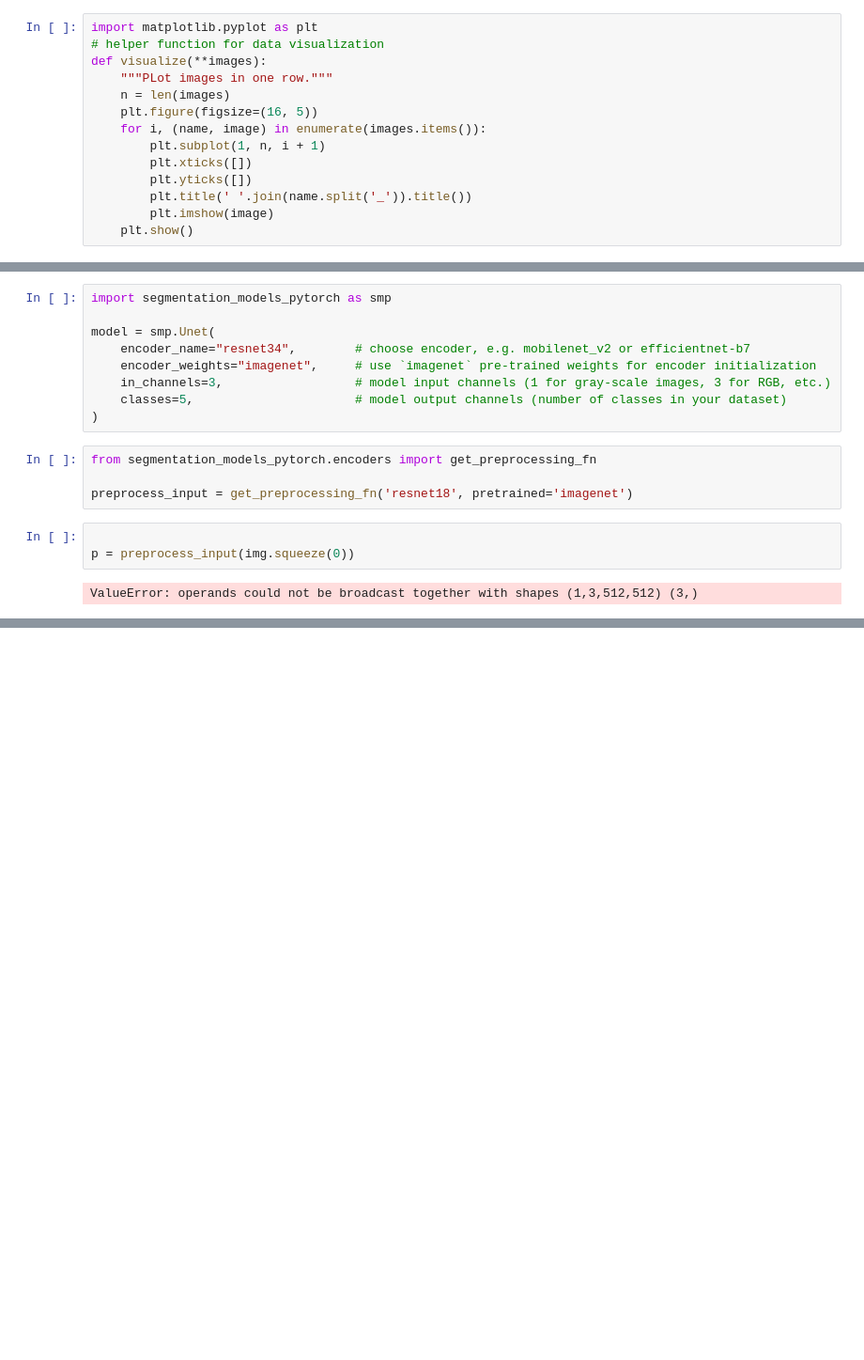
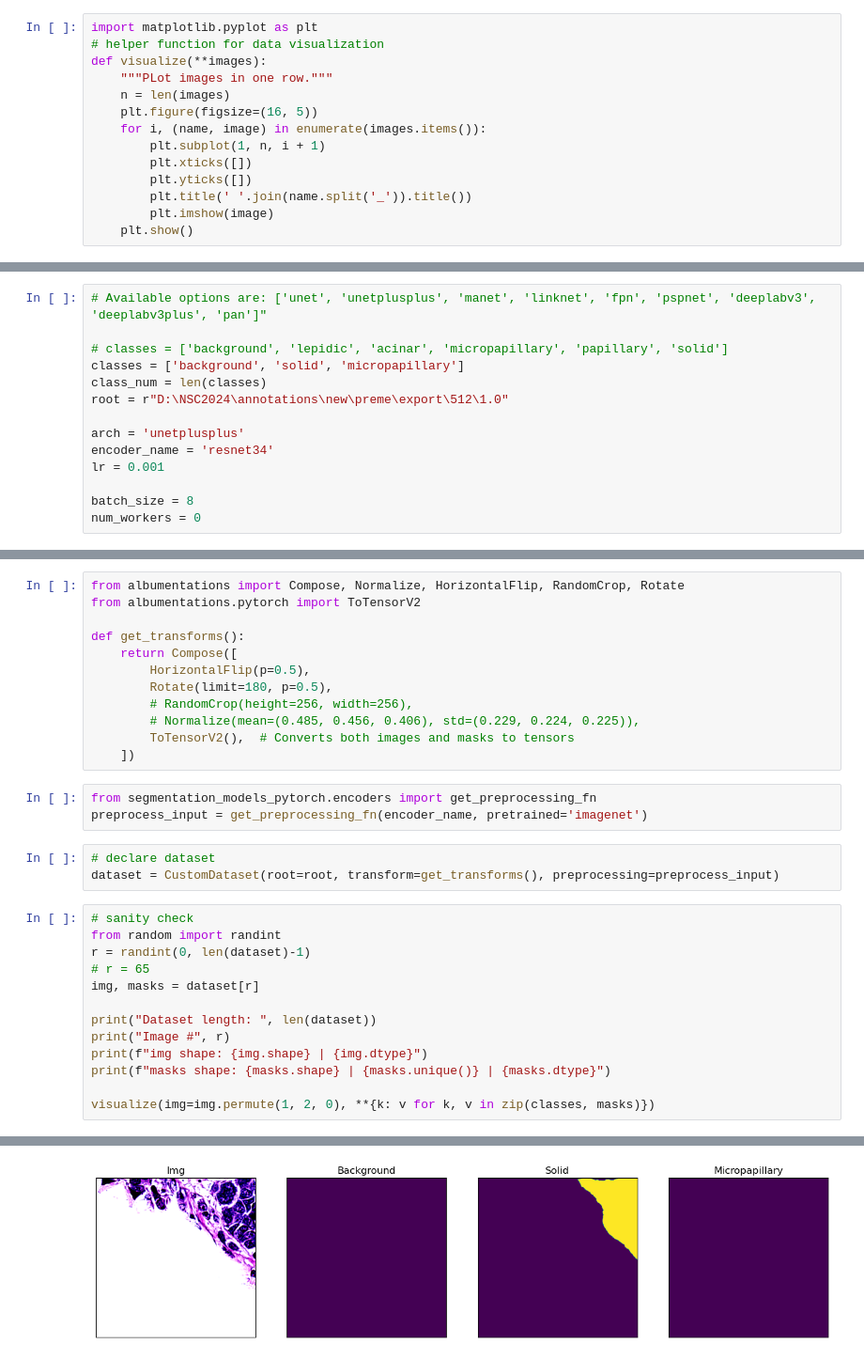
Before and after one commit to Naxocist/AILCAP, a Jupyter notebook: pytorch/pytorch.ipynb, the cells around one changed output, grey strips where cells are left out. Shown at 94% size. Saved outputs shown, nothing was run; the diff lists cells and outputs as text; blank space fills up the shorter version.

```diff
--- a/pytorch/pytorch.ipynb
+++ b/pytorch/pytorch.ipynb
@@ -25,0 +53,14 @@ import numpy as np
+# %%
+# Available options are: ['unet', 'unetplusplus', 'manet', 'linknet', 'fpn', 'pspnet', 'deeplabv3', 'deeplabv3plus', 'pan']"
+
+# classes = ['background', 'lepidic', 'acinar', 'micropapillary', 'papillary', 'solid']
+classes = ['background', 'solid', 'micropapillary']
+class_num = len(classes)
+root = r"D:\NSC2024\annotations\new\preme\export\512\1.0"
+
+arch = 'unetplusplus'
+encoder_name = 'resnet34'
+lr = 0.001
+
+batch_size = 8
+num_workers = 0
@@ -94,18 +112,32 @@ torch.Size([9, 512, 512, 3]) torch.Size([9, 6, 512, 512])
-# %%
-import segmentation_models_pytorch as smp
-
-model = smp.Unet(
-    encoder_name="resnet34",        # choose encoder, e.g. mobilenet_v2 or efficientnet-b7
-    encoder_weights="imagenet",     # use `imagenet` pre-trained weights for encoder initialization
-    in_channels=3,                  # model input channels (1 for gray-scale images, 3 for RGB, etc.)
-    classes=5,                      # model output channels (number of classes in your dataset)
-)
+# %%
+from albumentations import Compose, Normalize, HorizontalFlip, RandomCrop, Rotate
+from albumentations.pytorch import ToTensorV2
+
+def get_transforms():
+    return Compose([
+        HorizontalFlip(p=0.5),
+		Rotate(limit=180, p=0.5),
+        # RandomCrop(height=256, width=256),
+        # Normalize(mean=(0.485, 0.456, 0.406), std=(0.229, 0.224, 0.225)),
+        ToTensorV2(),  # Converts both images and masks to tensors
+    ])
 # %%
 from segmentation_models_pytorch.encoders import get_preprocessing_fn
-
-preprocess_input = get_preprocessing_fn('resnet18', pretrained='imagenet')
+preprocess_input = get_preprocessing_fn(encoder_name, pretrained='imagenet')
-# %%
-
-p = preprocess_input(img.squeeze(0))
-# %% [output]
-ValueError: operands could not be broadcast together with shapes (1,3,512,512) (3,)
+# %%
+# declare dataset
+dataset = CustomDataset(root=root, transform=get_transforms(), preprocessing=preprocess_input)
+# %%
+# sanity check
+from random import randint
+r = randint(0, len(dataset)-1)
+# r = 65
+img, masks = dataset[r]
+
+print("Dataset length: ", len(dataset))
+print("Image #", r)
+print(f"img shape: {img.shape} | {img.dtype}")
+print(f"masks shape: {masks.shape} | {masks.unique()} | {masks.dtype}")
+
+visualize(img=img.permute(1, 2, 0), **{k: v for k, v in zip(classes, masks)})
+# %% [output]
@@ -111,0 +149 @@ ValueError: operands could not be broadcast together with shapes (1,3,512,512) (
+[figure, added]
```
Also changed, not shown: parts of 25 cells of this notebook, 11 other files.
